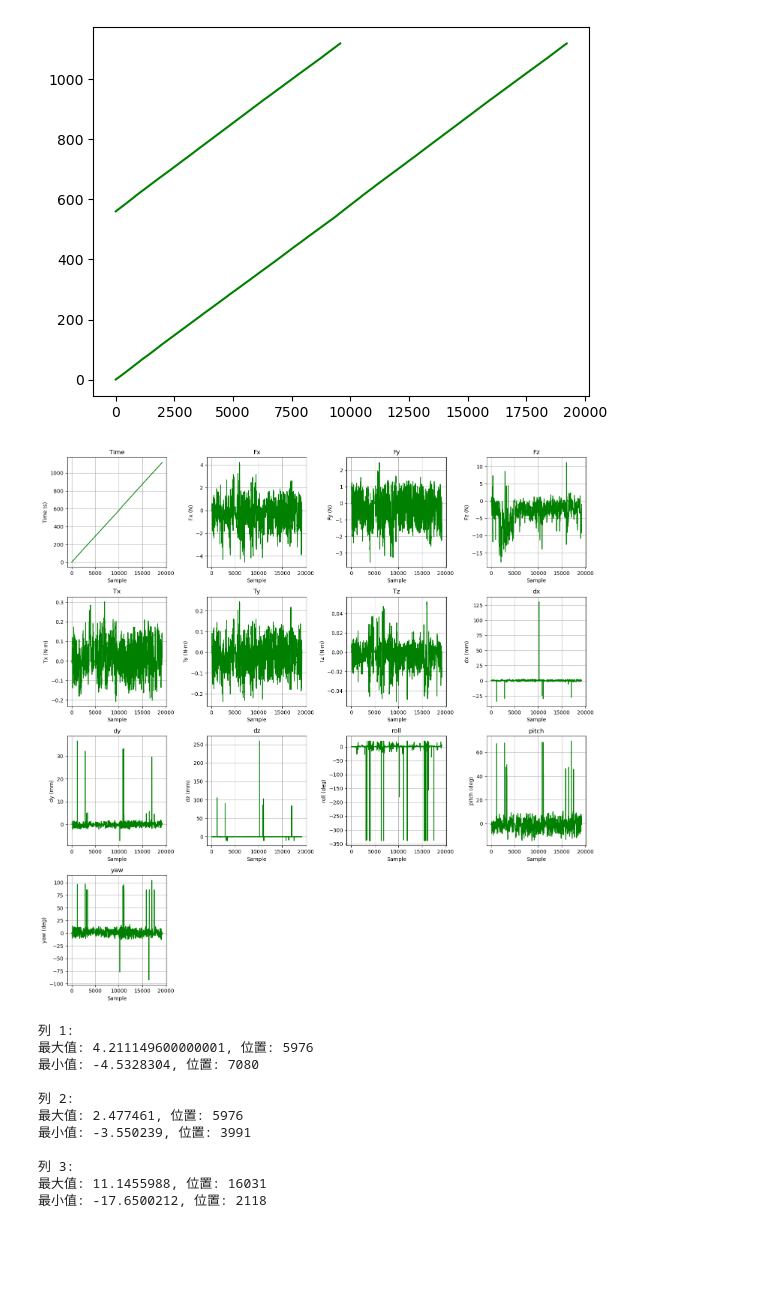
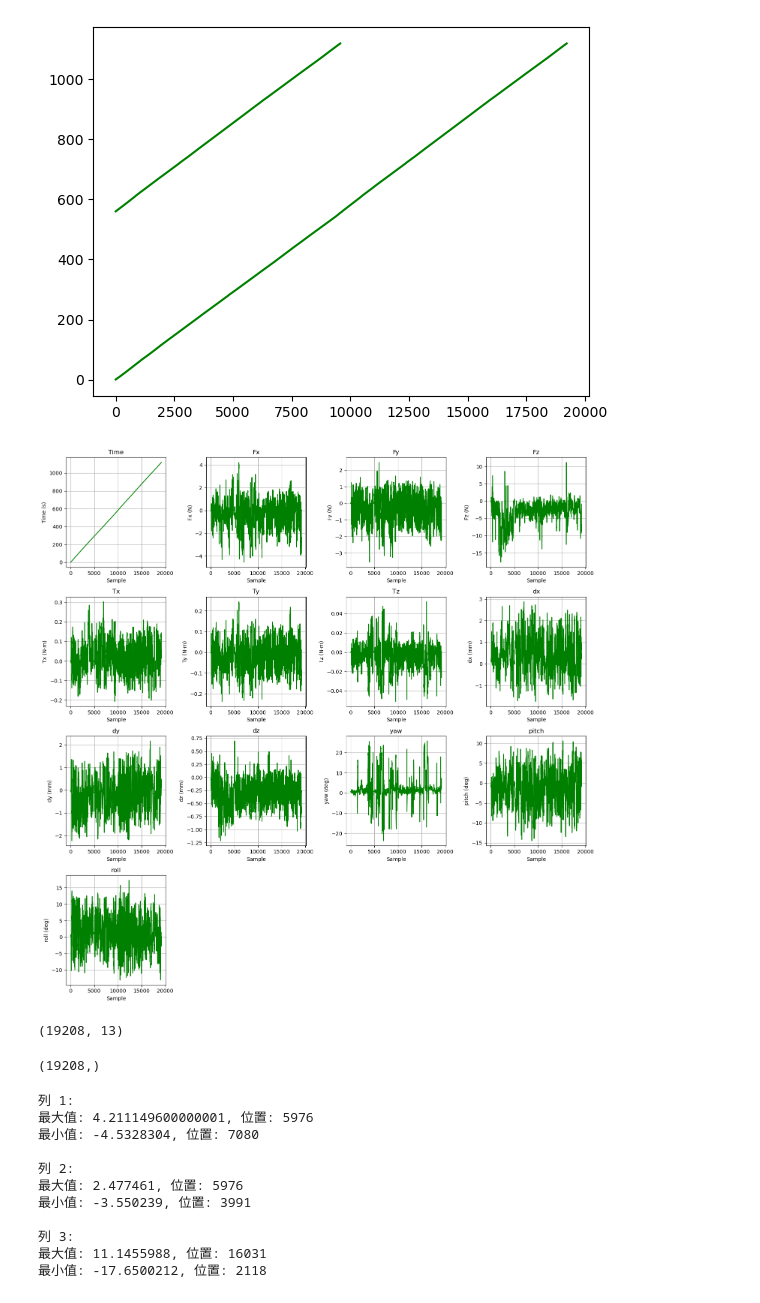
Before and after one commit to kevin529520/weld_planning, a Jupyter notebook: arucoTest/dataProcess.ipynb, the cells around one changed output. Cells and saved outputs as stored; diff of their text form; code cells hidden in the pictures; blank space fills up the shorter version.

```diff
--- a/arucoTest/dataProcess.ipynb
+++ b/arucoTest/dataProcess.ipynb
@@ -44,35 +44,42 @@ import matplotlib.pyplot as plt
 # 定义标签和单位
 labels = ['Time',
           'Fx', 'Fy', 'Fz', 'Tx', 'Ty', 'Tz',
-          'dx', 'dy', 'dz', 'roll', 'pitch', 'yaw']
+          'dx', 'dy', 'dz',  'yaw', 'pitch', 'roll']
 units = ['s',
          'N', 'N', 'N', 'N·m', 'N·m', 'N·m',
          'mm', 'mm', 'mm', 'deg', 'deg', 'deg']
 
 # # 创建13个图
 # for i in range(0, 13):
 #     plt.figure(i)
 #     plt.plot(data[:, i], 'g-')
 #     plt.title(f'{labels[i]}')
 #     plt.xlabel('Sample')
 #     plt.ylabel(f'{labels[i]} ({units[i]})')
     # plt.grid(True)
 
 # 或者在一个窗口中显示所有图:
 
 rows = 4
 cols = 4
 plt.figure(figsize=(15, 15))
 
 for i in range(0, 13):
     plt.subplot(rows, cols, i+1)
     plt.plot(data[:, i], 'g-')
     plt.title(f'{labels[i]}')
     plt.xlabel('Sample')
     plt.ylabel(f'{labels[i]} ({units[i]})')
     plt.grid(True)
 
 plt.tight_layout()
 plt.show()
 # %% [output]
-[figure, old version]
+[figure, new version]
+# %%
+
+data = [d for d in data if abs(d[9]) < 5]
+data = np.array(data)
+print(data.shape)
+# %% [output]
+(19208, 13)
@@ -79,3 +93,8 @@ plt.show()
+# %%
+mask = abs(data[:,10]) > 30
+print(mask.shape)
+# %% [output]
+(19208,)
 # %%
 import os
 dirname = './data/camera1'
```
Also changed, not shown: parts of 1 cell of this notebook, 2 other files.
